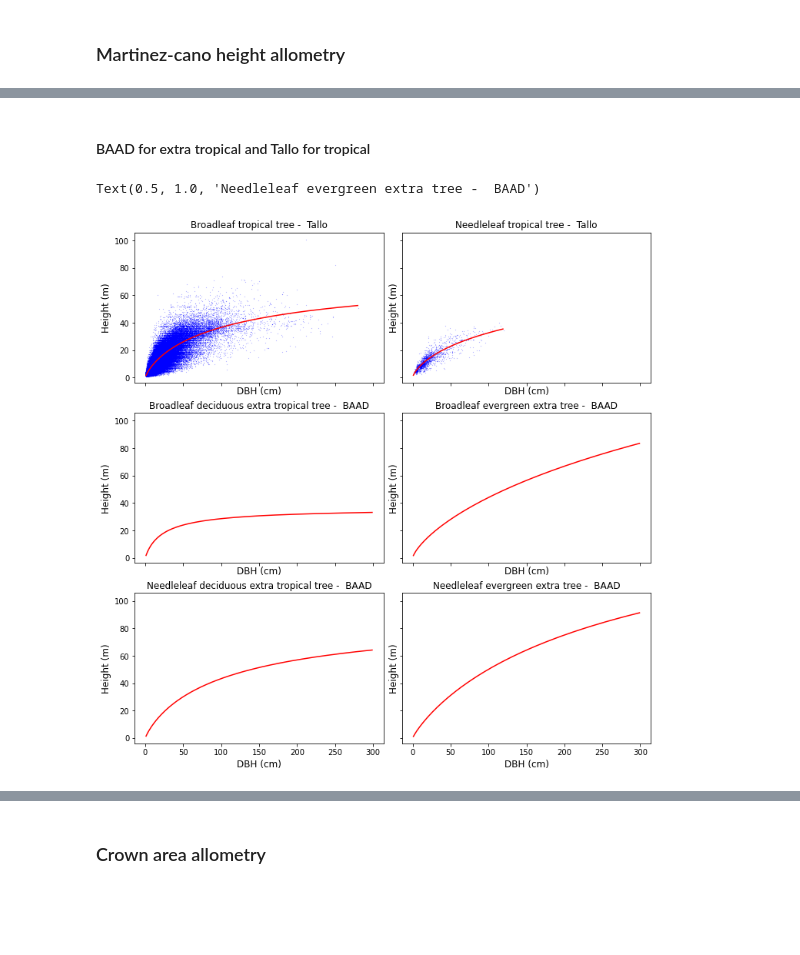
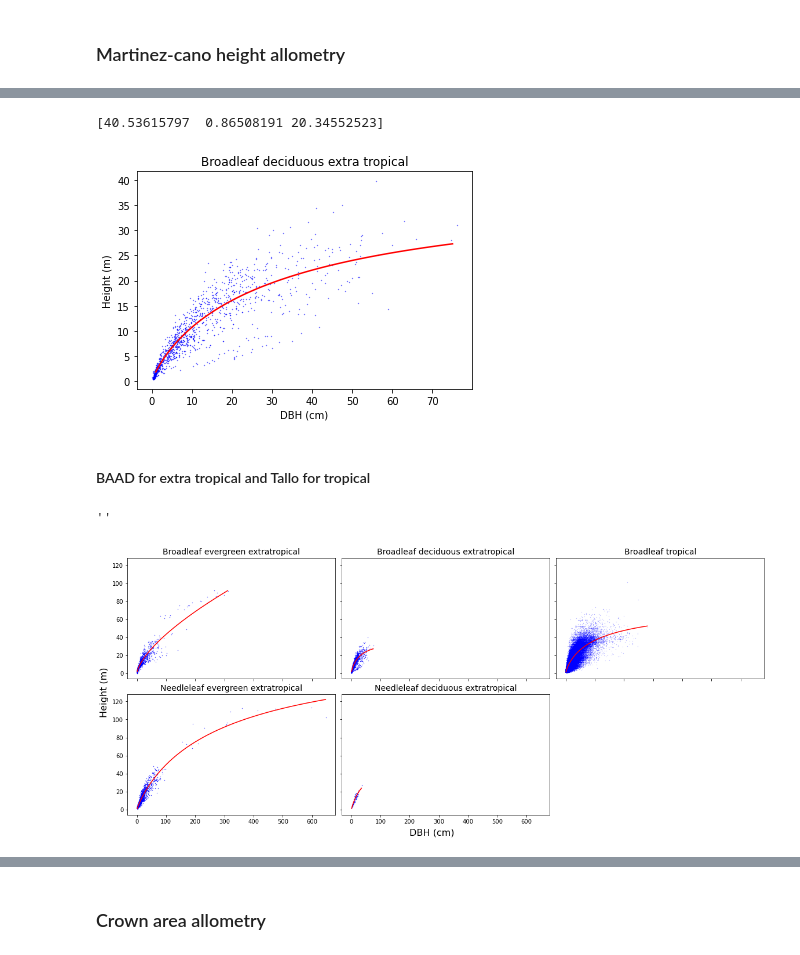
Before and after one commit to JessicaNeedham/FATES-plotting-scripts, a Jupyter notebook: Tallo_analysis_global.ipynb, the cells around one changed output, grey strips where cells are left out. Cells and saved outputs as stored; diff of their text form; code cells hidden in the pictures; blank space fills up the shorter version.

Commit message:
update  tallo notebook

```diff
--- a/Tallo_analysis_global.ipynb
+++ b/Tallo_analysis_global.ipynb
@@ -368,46 +443,56 @@ plt.legend()
+# %%
+# Broadleaf deciduous extra tropical
+bldex = df_baad[df_baad.PFT_baad=='broadleaf_deciduous_extratrop']
+bldex =  bldex.dropna(subset=['height', 'dbh'])
+
+height_ps_bldex, height_cov_bldex = curve_fit(f=d2hmc, xdata=np.array(bldex['dbh']), ydata=np.array(bldex['height']),
+                                           p0=initial_guess)
+
+dbh_bldex = np.arange(1,bldex['dbh'].max(),1)
+
+bldex_curve = [d2hmc(d, height_ps_bldex[0], height_ps_bldex[1], height_ps_bldex[2])  for  d  in dbh_bldex]
+
+plt.scatter(bldex.dbh, bldex.height, s=0.05, color='blue')
+plt.plot(dbh_bldex, bldex_curve, color='red')
+plt.xlabel('DBH (cm)')
+plt.ylabel('Height (m)')
+plt.title('Broadleaf deciduous extra tropical')
+
+print(height_ps_bldex)
+# %% [output]
+[40.53615797  0.86508191 20.34552523]
+[figure, added]
 # %% [markdown]
 #### BAAD for extra tropical and Tallo for tropical
 # %%
-fig2, ((f2ax0, f2ax1),(f2ax2,f2ax3),(f2ax4,f2ax5)) = plt.subplots(nrows=3,ncols=2,
-                        figsize=(10,10), sharex=True, sharey=True, constrained_layout=True)
+fig2, ((f2ax0, f2ax1, f2ax2),(f2ax3,f2ax4,f2ax5)) = plt.subplots(nrows=2,ncols=3,
+                        figsize=(16,7), sharex=True, sharey=True, constrained_layout=True)
 
+f2ax3.scatter(nleex.dbh, nleex.height, s=0.1, color='blue')
+f2ax3.plot(dbh_nleex, nleex_curve, color='red')
+f2ax3.set_title('Needleleaf evergreen extratropical', fontsize=14)
 
-f2ax0.scatter(bltr.stem_diameter_cm, bltr.height_m, s=0.01, color='blue')
-f2ax0.plot(dbh_bltr, bltr_curve, color='red')
-f2ax0.set_xlabel('DBH (cm)', fontsize=12)
-f2ax0.set_ylabel('Height (m)', fontsize=12)
-f2ax0.set_title('Broadleaf tropical tree -  Tallo', fontsize=12)
+f2ax4.scatter(nldex.dbh, nldex.height, s=0.1, color='blue')
+f2ax4.plot(dbh_nldex, nldex_curve, color='red')
+f2ax4.set_title('Needleleaf deciduous extratropical', fontsize=14)
 
-f2ax1.scatter(nltr.stem_diameter_cm, nltr.height_m, s=0.01, color='blue')
-f2ax1.plot(dbh_nltr, nltr_curve, color='red')
-f2ax1.set_xlabel('DBH (cm)', fontsize=12)
-f2ax1.set_ylabel('Height (m)', fontsize=12)
-f2ax1.set_title('Needleleaf tropical tree -  Tallo', fontsize=12)
+f2ax0.scatter(bleex.dbh, bleex.height, s=0.1, color='blue')
+f2ax0.plot(dbh_bleex, bleex_curve, color='red')
+f2ax0.set_title('Broadleaf evergreen extratropical', fontsize=14)
 
-dbh =  np.arange(1,300,1)
+f2ax1.scatter(bldex.dbh, bldex.height, s=0.1, color='blue')
+f2ax1.plot(dbh_bldex, bldex_curve, color='red')
+f2ax1.set_title('Broadleaf deciduous extratropical', fontsize=14)
 
-f2ax2.plot(dbh, blexd_curve, color='red')
-f2ax2.set_xlabel('DBH (cm)', fontsize=12)
-f2ax2.set_ylabel('Height (m)', fontsize=12)
-f2ax2.set_title('Broadleaf deciduous extra tropical tree -  BAAD', fontsize=12)
+f2ax2.scatter(bltr.dbh, bltr.height, s=0.01, color='blue')
+f2ax2.plot(dbh_bltr, bltr_curve, color='red')
+f2ax2.set_title('Broadleaf tropical', fontsize=14)
 
+f2ax5.axis('off')
 
-f2ax3.plot(dbh, blexe_curve, color='red')
-f2ax3.set_xlabel('DBH (cm)', fontsize=12)
-f2ax3.set_ylabel('Height (m)', fontsize=12)
-f2ax3.set_title('Broadleaf evergreen extra tree -  BAAD', fontsize=12)
-
-
-f2ax4.plot(dbh, nlexd_curve, color='red')
-f2ax4.set_xlabel('DBH (cm)', fontsize=12)
-f2ax4.set_ylabel('Height (m)', fontsize=12)
-f2ax4.set_title('Needleleaf deciduous extra tropical tree -  BAAD', fontsize=12)
-
-
-f2ax5.plot(dbh, nlexe_curve, color='red')
-f2ax5.set_xlabel('DBH (cm)', fontsize=12)
-f2ax5.set_ylabel('Height (m)', fontsize=12)
-f2ax5.set_title('Needleleaf evergreen extra tree -  BAAD', fontsize=12)
+fig2.supylabel('Height (m)', fontsize=16)
+fig2.supxlabel('DBH (cm)', fontsize=16)
+;
 # %% [output]
-Text(0.5, 1.0, 'Needleleaf evergreen extra tree -  BAAD')
+''
-[figure, old version]
+[figure, new version]
```
Also changed, not shown: parts of 66 cells of this notebook.
